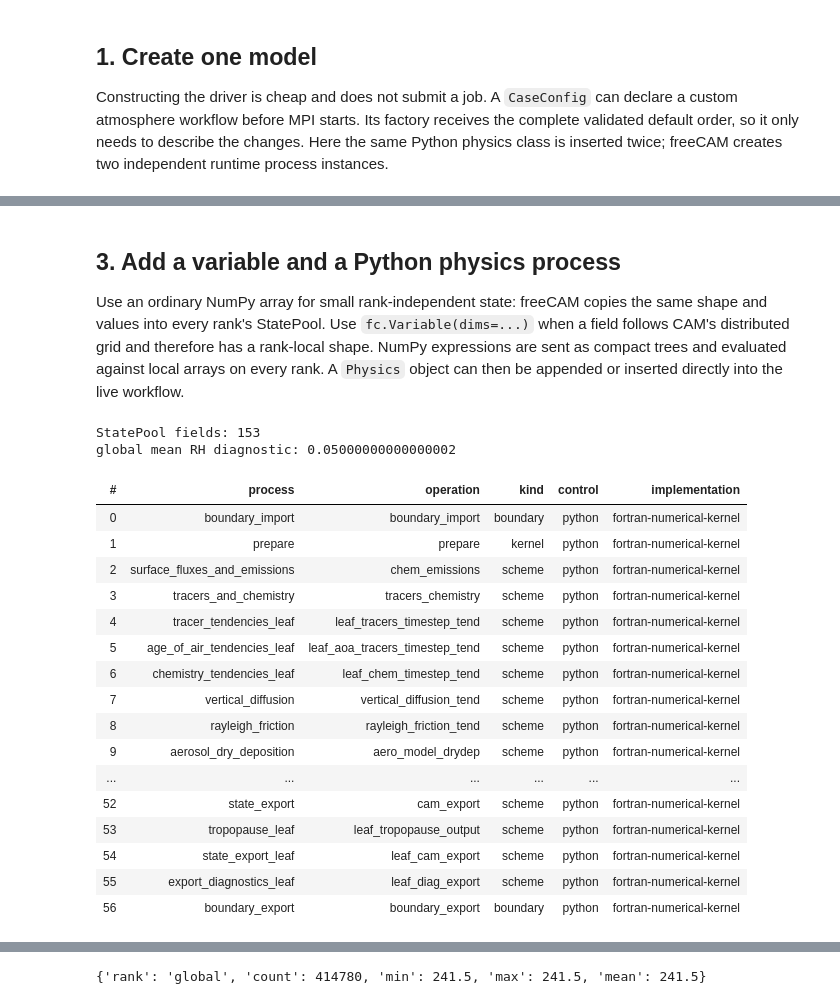
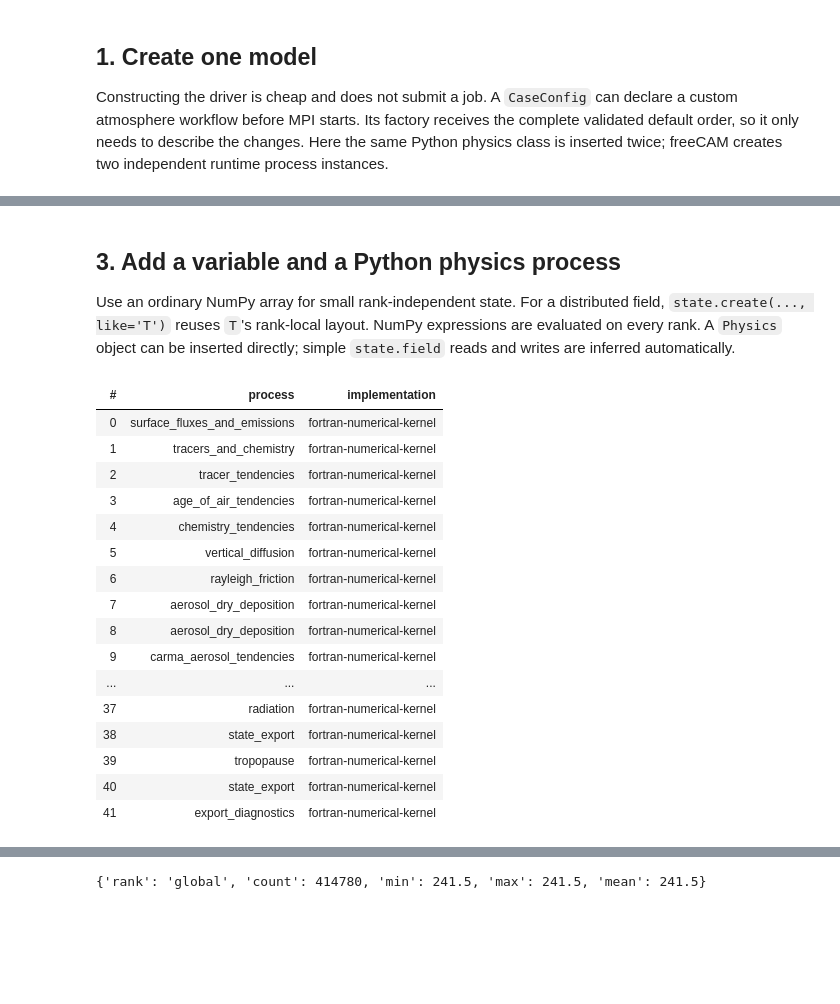
Before and after one commit to a85tract/freeCAM, a Jupyter notebook: examples/try_pi_cam.ipynb, the cells around one changed output, grey strips where cells are left out. Saved outputs shown, nothing was run; the diff lists cells and outputs as text; code cells hidden in the pictures; blank space fills up the shorter version.

Commit message:
Refine Pythonic PI-CAM runtime and notebook UI

```diff
--- a/examples/try_pi_cam.ipynb
+++ b/examples/try_pi_cam.ipynb
@@ -172,12 +117,19 @@ driver.cam.workflow
 # %%
-trace = driver.run(verbose=False)
-print(f'executed {len(trace)} actions across {driver.nsteps} complete steps')
-print('first process:', trace[0]['name'])
-print('last process: ', trace[-1]['name'])
+result = driver.run(progress=True)
+display(result)  # compact summary; full detail remains in result.trace
 
+# History mode retains the initial curves and adds the current StatePool.
+profiles.capture(label='after 2 steps', color='tab:orange')
+profile_changes = {}
 for axis, variable in zip(axes.flat, plot_variables):
-    driver.cam.state.plot_profile(
-        variable, rank=0, ax=axis, color='tab:orange', label='after 2 steps'
-    )
-print(driver.cam.state.summary(rank=0))
+    after = np.asarray(axis.lines[-1].get_xdata())
+    change = after - initial_profiles[variable]
+    profile_changes[variable] = {
+        'min': float(change.min()),
+        'max': float(change.max()),
+        'mean': float(change.mean()),
+        'maximum_absolute_change': float(np.abs(change).max()),
+    }
+display(profile_changes)
+display(profiles)
 # %% [output]
@@ -188,53 +195,42 @@ rank=0   step=2   date=10101   T_mean=245.28 K   u_mean=3.55 m/s   v_mean=-1.07
 # %% [markdown]
 ## 3. Add a variable and a Python physics process
 
-Use an ordinary NumPy array for small rank-independent state: freeCAM copies the same shape and values into every rank's StatePool. Use `fc.Variable(dims=...)` when a field follows CAM's distributed grid and therefore has a rank-local shape. NumPy expressions are sent as compact trees and evaluated against local arrays on every rank. A `Physics` object can then be appended or inserted directly into the live workflow.
+Use an ordinary NumPy array for small rank-independent state. For a distributed field, `state.create(..., like='T')` reuses `T`'s rank-local layout. NumPy expressions are evaluated on every rank. A `Physics` object can be inserted directly; simple `state.field` reads and writes are inferred automatically.
 # %%
 NLEV = driver.cam.state.T.metadata['shape'][1]
 driver.cam.state.rh = np.zeros(NLEV)  # same 1-D profile on every rank
 
-driver.cam.state.experiment_tracer = fc.Variable(
-    dims=('pcols', 'pver', 'chunks'),
-    units='kg kg-1',
-    initial=0.0,
-    aliases=('tracer',),
-    standard_name='experiment_tracer',
-)
+driver.cam.state.create('tracer', like='T', units='kg kg-1')
 
 class NotebookTracer(fc.Physics):
     name = 'notebook_tracer_source'
     after = 'dadadj'
-    writes = ('tracer',)
-
     def run(self, state, context):
         state.tracer += 1.0e-6 * context.timestep_seconds
 
-tracer_process = driver.cam.workflow.append(NotebookTracer())
-tracer_process.move(after='dadadj')
+# insert() changes the list and returns None, just like list.insert().
+driver.cam.workflow.insert(NotebookTracer())
+tracer_process = driver.cam.workflow['notebook_tracer_source']
 driver.cam.state.T[:, 0, :] += 0.0  # collective no-op slice edit
 driver.cam.state.rh = np.clip(driver.cam.state.rh + 0.05, 0.0, 1.0)
-driver.cam.state.experiment_tracer = np.sin(driver.cam.state.experiment_tracer)
-print('StatePool fields:', len(driver.cam.state))
-print('global mean RH diagnostic:', driver.cam.state.rh.mean())
+driver.cam.state.tracer = np.sin(driver.cam.state.tracer)
 driver.cam.workflow
 # %% [output]
-StatePool fields: 153
-global mean RH diagnostic: 0.05000000000000002
-| # | process | operation | kind | control | implementation |
-| 0 | boundary_import | boundary_import | boundary | python | fortran-numerical-kernel |
-| 1 | prepare | prepare | kernel | python | fortran-numerical-kernel |
-| 2 | surface_fluxes_and_emissions | chem_emissions | scheme | python | fortran-numerical-kernel |
-| 3 | tracers_and_chemistry | tracers_chemistry | scheme | python | fortran-numerical-kernel |
-| 4 | tracer_tendencies_leaf | leaf_tracers_timestep_tend | scheme | python | fortran-numerical-kernel |
-| 5 | age_of_air_tendencies_leaf | leaf_aoa_tracers_timestep_tend | scheme | python | fortran-numerical-kernel |
-| 6 | chemistry_tendencies_leaf | leaf_chem_timestep_tend | scheme | python | fortran-numerical-kernel |
-| 7 | vertical_diffusion | vertical_diffusion_tend | scheme | python | fortran-numerical-kernel |
-| 8 | rayleigh_friction | rayleigh_friction_tend | scheme | python | fortran-numerical-kernel |
-| 9 | aerosol_dry_deposition | aero_model_drydep | scheme | python | fortran-numerical-kernel |
-| ... | ... | ... | ... | ... | ... |
-| 52 | state_export | cam_export | scheme | python | fortran-numerical-kernel |
-| 53 | tropopause_leaf | leaf_tropopause_output | scheme | python | fortran-numerical-kernel |
-| 54 | state_export_leaf | leaf_cam_export | scheme | python | fortran-numerical-kernel |
-| 55 | export_diagnostics_leaf | leaf_diag_export | scheme | python | fortran-numerical-kernel |
-| 56 | boundary_export | boundary_export | boundary | python | fortran-numerical-kernel |
+| # | process | implementation |
+| 0 | surface_fluxes_and_emissions | fortran-numerical-kernel |
+| 1 | tracers_and_chemistry | fortran-numerical-kernel |
+| 2 | tracer_tendencies | fortran-numerical-kernel |
+| 3 | age_of_air_tendencies | fortran-numerical-kernel |
+| 4 | chemistry_tendencies | fortran-numerical-kernel |
+| 5 | vertical_diffusion | fortran-numerical-kernel |
+| 6 | rayleigh_friction | fortran-numerical-kernel |
+| 7 | aerosol_dry_deposition | fortran-numerical-kernel |
+| 8 | aerosol_dry_deposition | fortran-numerical-kernel |
+| 9 | carma_aerosol_tendencies | fortran-numerical-kernel |
+| ... | ... | ... |
+| 37 | radiation | fortran-numerical-kernel |
+| 38 | state_export | fortran-numerical-kernel |
+| 39 | tropopause | fortran-numerical-kernel |
+| 40 | state_export | fortran-numerical-kernel |
+| 41 | export_diagnostics | fortran-numerical-kernel |
 # %%
```
Also changed, not shown: parts of 16 cells of this notebook, 24 other files.
